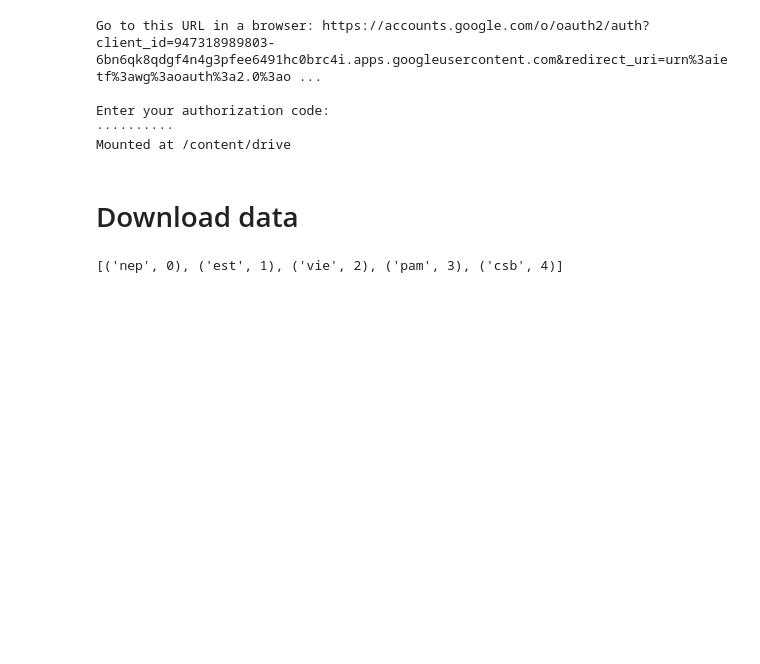
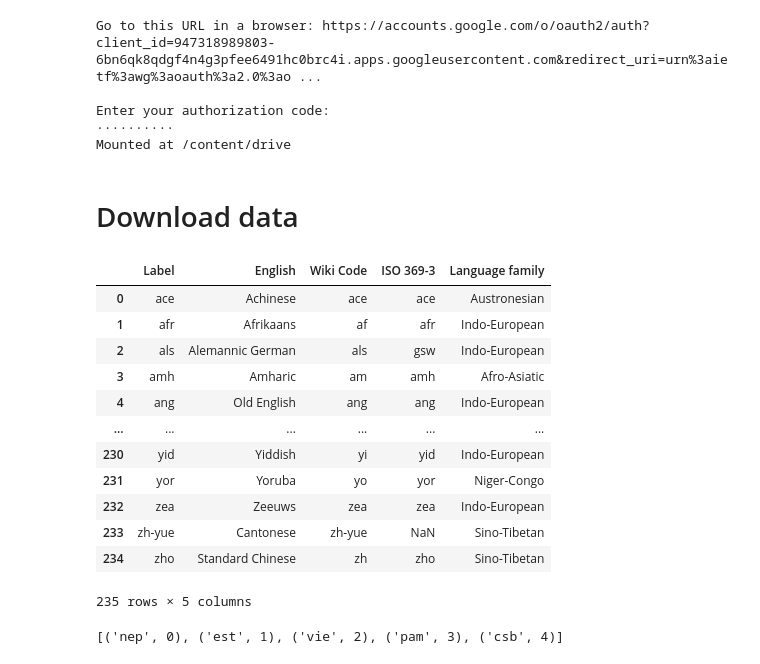
Before and after one commit to tsimafeip/nn-hackathon, a Jupyter notebook: LangDetector.ipynb, the cells around one changed output. Saved outputs shown, nothing was run; the diff lists cells and outputs as text; code cells hidden in the pictures; blank space fills up the shorter version.

```diff
--- a/LangDetector.ipynb
+++ b/LangDetector.ipynb
@@ -48,6 +48,24 @@ x_test_path = wili_data_path + 'x_test.txt'
 y_train_path = wili_data_path + 'y_train.txt'
 y_test_path = wili_data_path + 'y_test.txt'
 labels_path = wili_data_path + 'labels.csv'
+# %%
+labels = pd.read_csv(labels_path, sep=';')
+labels = labels.drop(labels=['German', 'Writing system', 'Remarks', 'Synonyms'], axis=1)
+labels
+# %% [output]
+|  | Label | English | Wiki Code | ISO 369-3 | Language family |
+| 0 | ace | Achinese | ace | ace | Austronesian |
+| 1 | afr | Afrikaans | af | afr | Indo-European |
+| 2 | als | Alemannic German | als | gsw | Indo-European |
+| 3 | amh | Amharic | am | amh | Afro-Asiatic |
+| 4 | ang | Old English | ang | ang | Indo-European |
+| ... | ... | ... | ... | ... | ... |
+| 230 | yid | Yiddish | yi | yid | Indo-European |
+| 231 | yor | Yoruba | yo | yor | Niger-Congo |
+| 232 | zea | Zeeuws | zea | zea | Indo-European |
+| 233 | zh-yue | Cantonese | zh-yue | NaN | Sino-Tibetan |
+| 234 | zho | Standard Chinese | zh | zho | Sino-Tibetan |
+235 rows × 5 columns
 # %%
 # convert title of language in class
 with open(y_train_path) as f:
```
Also changed, not shown: parts of 71 cells of this notebook.
